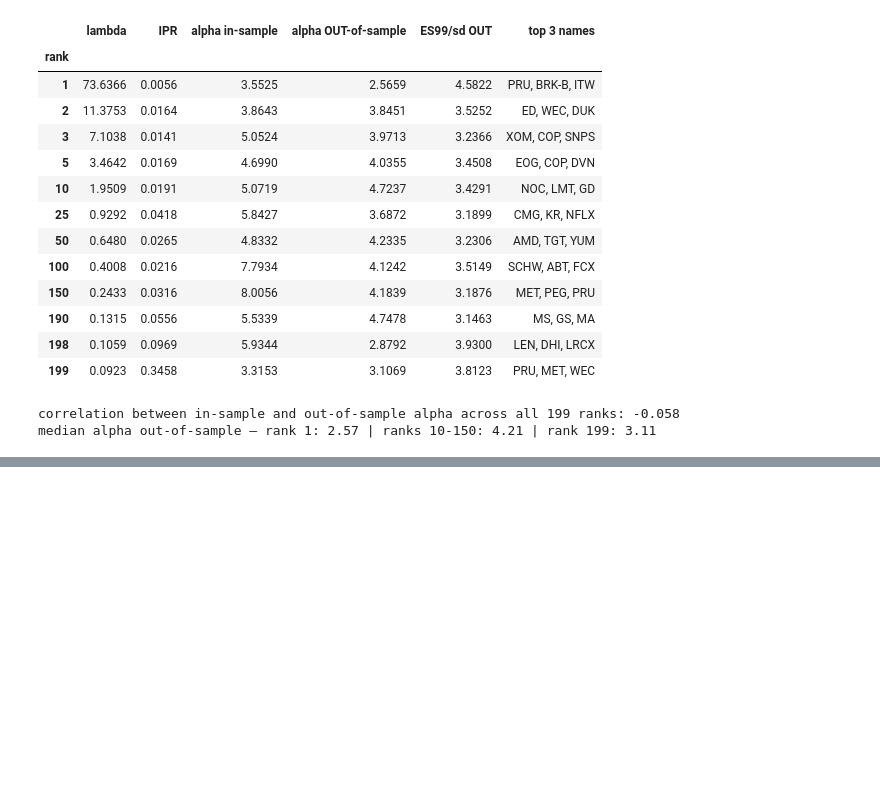
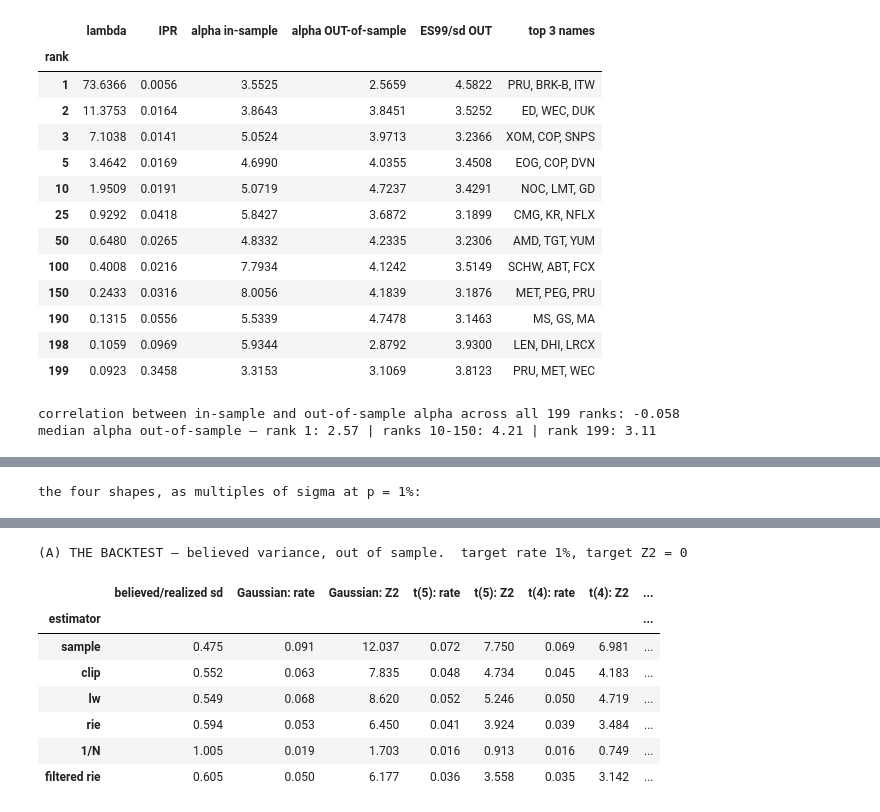
Before and after one commit to MarcoGaloppo/EVT-FatTails-PreAsymptotics, a Jupyter notebook: narrative_evt_market_data.ipynb, the cells around one changed output, grey strips where cells are left out. Saved outputs shown, nothing was run; the diff lists cells and outputs as text; code cells hidden in the pictures; blank space fills up the shorter version.

```diff
--- a/narrative_evt_market_data.ipynb
+++ b/narrative_evt_market_data.ipynb
@@ -1745,0 +1921,71 @@ What do we get then? What can we infer?
+# %%
+from scipy.stats import t as _t, norm
+
+def shape_multiples(shape, p):
+    """(VaR multiple, ES multiple) for a UNIT-VARIANCE shape, at tail probability p.
+
+    'How many standard deviations out does this shape put the p-tail?'
+      Gaussian : VaR = Phi^-1(1-p),            ES = phi(z)/p
+      t(nu)    : raw t(nu) has variance nu/(nu-2), so rescale by s = sqrt((nu-2)/nu)
+                 first; then VaR = t_{1-p}(nu)*s and the standard closed-form ES.
+    """
+    if shape == "Gaussian":
+        z = norm.ppf(1 - p); return z, norm.pdf(z) / p
+    nu = float(shape[2:-1]); s = np.sqrt((nu - 2) / nu)
+    tp = _t.ppf(1 - p, nu)
+    return tp * s, (_t.pdf(tp, nu) / p) * (nu + tp ** 2) / (nu - 1) * s
+
+SHAPES = ["Gaussian", "t(5)", "t(4)", "t(3)"]
+P = 0.01
+
+print(f"the four shapes, as multiples of sigma at p = {P:.0%}:")
+display(pd.DataFrame([{"shape": s_, "VaR / sigma": shape_multiples(s_, P)[0],
+                       "ES / sigma": shape_multiples(s_, P)[1]} for s_ in SHAPES]
+                     ).set_index("shape").round(3))
+
+# ---------- (A) THE BACKTEST.  believed variance.  no future information anywhere ----------
+rows = []
+for m in RACERS:
+    L = -PNL[m]; n_ = len(L)
+    sd_b = np.repeat(acc[m]["bel"], HOLD)[:n_] / np.sqrt(252)     # forecast, frozen per block
+    d = {"estimator": m, "believed/realized sd": sd_b.mean() / L.std()}
+    for s_ in SHAPES:
+        qv, qe = shape_multiples(s_, P)
+        d[f"{s_}: rate"] = (L > qv * sd_b).mean()
+        d[f"{s_}: Z2"] = acerbi_szekely_z2(L, qv * sd_b, qe * sd_b, P)["z2"]
+    rows.append(d)
+believed = pd.DataFrame(rows).set_index("estimator")
+print(f"\n(A) THE BACKTEST — believed variance, out of sample.  target rate {P:.0%}, target Z2 = 0")
+display(believed.round(3))
+
+# ---------- (B) COUNTERFACTUAL.  uses the future.  not a forecast ----------
+rows = []
+for m in RACERS:
+    L = -PNL[m]; sd_w = L.std()                                   # <-- LOOK-AHEAD, on purpose
+    xp = np.sort(L[L > 0])[::-1]; k = max(30, len(xp) // 40)
+    d = {"estimator": m, "alpha of the P&L": 1.0 / (np.mean(np.log(xp[:k])) - np.log(xp[k]))}
+    for s_ in SHAPES:
+        qv, qe = shape_multiples(s_, P)
+        tail = L[L > qv * sd_w]
+        d[f"{s_}: rate"] = (L > qv * sd_w).mean()
+        d[f"{s_}: ES ratio"] = tail.mean() / (qe * sd_w) if tail.size else np.nan
+    rows.append(d)
+whatif = pd.DataFrame(rows).set_index("estimator")
+print("\n(B) WHAT-IF — the true 14-year sigma handed over for free.  NOT A BACKTEST: it reads the")
+print("    future.  It answers only: 'with the volatility exactly right, is the shape enough?'")
+display(whatif[[c for c in whatif.columns if "rate" in c or c.startswith("alpha")]].round(4))
+print("    ES ratio = realised shortfall / promised shortfall.  1.00 = the promise was kept.")
+display(whatif[[c for c in whatif.columns if "ES ratio" in c]].round(3))
+
+# ---------- (C) does the shape error grow as you go deeper?  what-if variance throughout ----------
+rows = []
+for p_ in (0.05, 0.01, 0.005, 0.001):
+    d = {"p": p_, "expected exceptions in 3675d": round(p_ * len(PNL["sample"]), 1)}
+    for s_ in ("Gaussian", "t(3)"):
+        qv, _ = shape_multiples(s_, p_)
+        d[s_] = np.mean([(-PNL[m] > qv * (-PNL[m]).std()).mean() / p_ for m in RACERS])
+    rows.append(d)
+print("\n(C) WHAT-IF variance.  observed / promised exception rate, averaged over the six.  1.00 = kept")
+display(pd.DataFrame(rows).set_index("p").round(2))
+# %% [output]
+the four shapes, as multiples of sigma at p = 1%:
@@ -1745,0 +1998,9 @@ What do we get then? What can we infer?
+(A) THE BACKTEST — believed variance, out of sample.  target rate 1%, target Z2 = 0
+|  | believed/realized sd | Gaussian: rate | Gaussian: Z2 | t(5): rate | t(5): Z2 | t(4): rate | t(4): Z2 | ... |
+| estimator |  |  |  |  |  |  |  | ... |
+| sample | 0.475 | 0.091 | 12.037 | 0.072 | 7.750 | 0.069 | 6.981 | ... |
+| clip | 0.552 | 0.063 | 7.835 | 0.048 | 4.734 | 0.045 | 4.183 | ... |
+| lw | 0.549 | 0.068 | 8.620 | 0.052 | 5.246 | 0.050 | 4.719 | ... |
+| rie | 0.594 | 0.053 | 6.450 | 0.041 | 3.924 | 0.039 | 3.484 | ... |
+| 1/N | 1.005 | 0.019 | 1.703 | 0.016 | 0.913 | 0.016 | 0.749 | ... |
+| filtered rie | 0.605 | 0.050 | 6.177 | 0.036 | 3.558 | 0.035 | 3.142 | ... |
```
Also changed, not shown: parts of 13 cells of this notebook.
